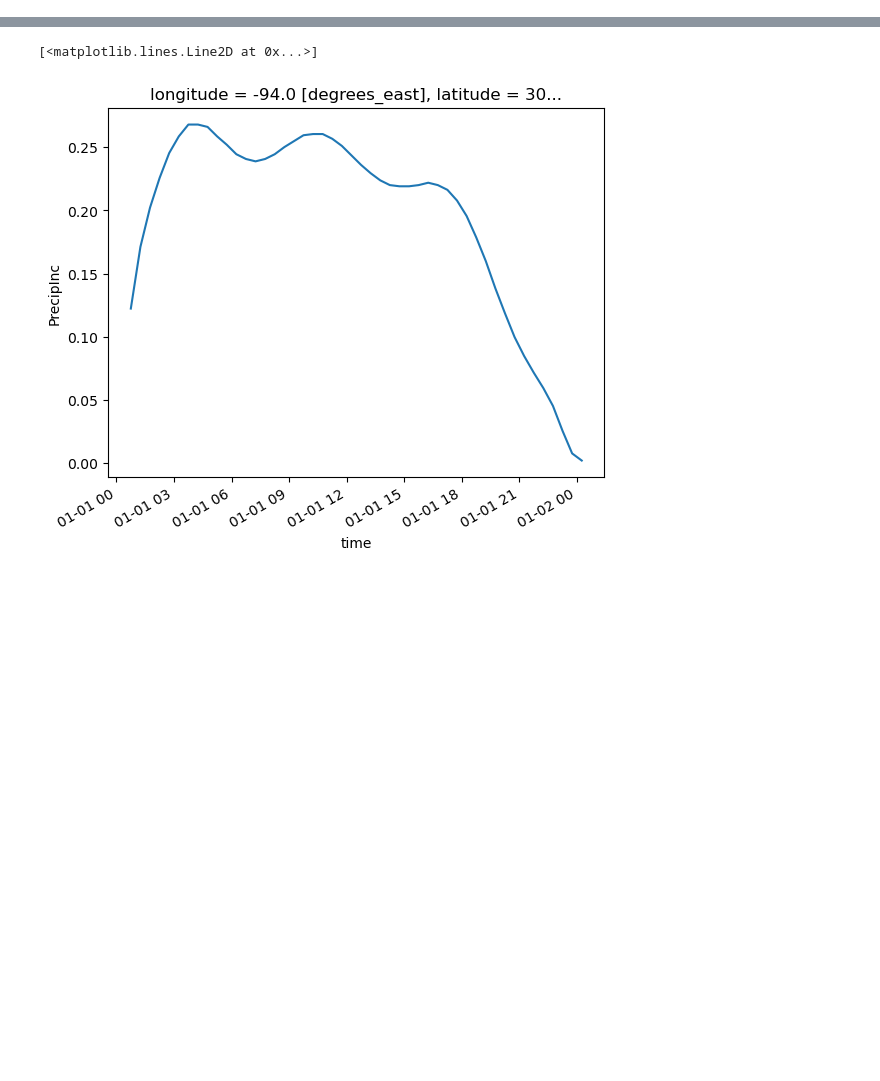
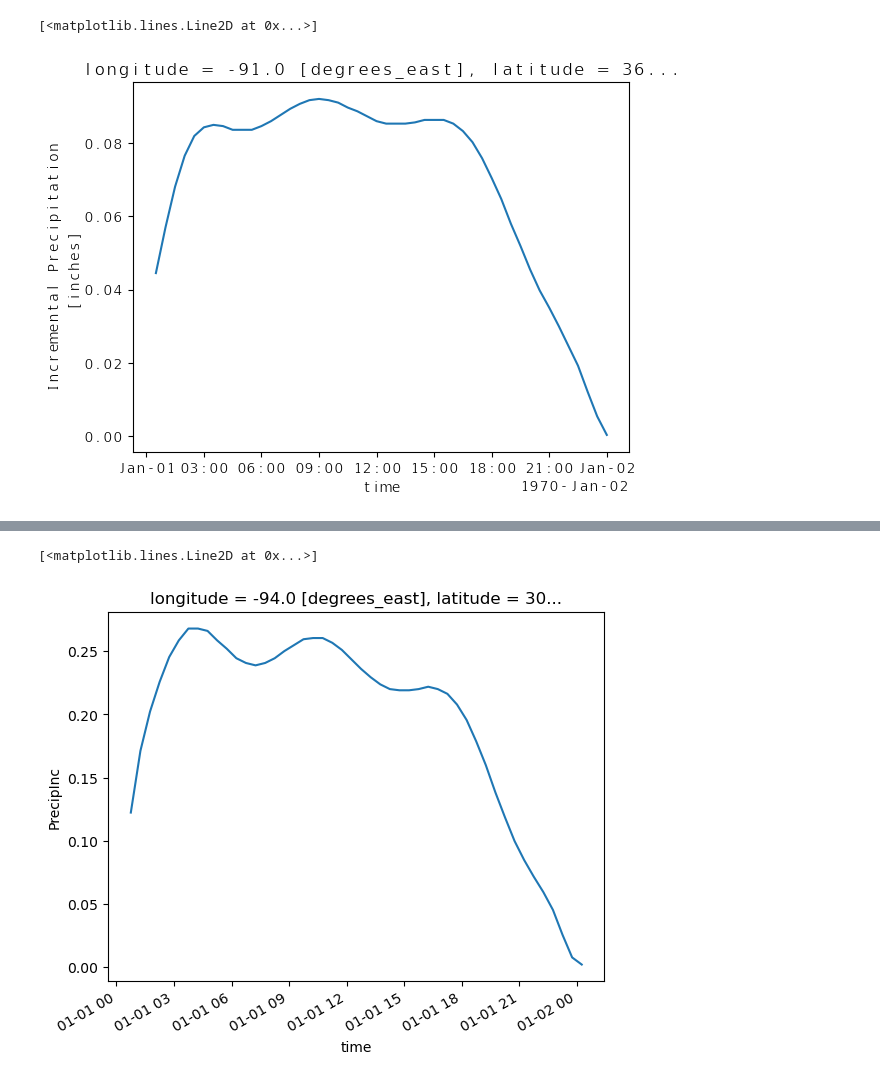
Before and after one commit to mylesmc123/Atlas14_temporal_distribution, a Jupyter notebook: qaqc.ipynb, the cells around one changed output, grey strips where cells are left out. Cells and saved outputs as stored; diff of their text form; code cells hidden in the pictures; blank space fills up the shorter version.

```diff
--- a/qaqc.ipynb
+++ b/qaqc.ipynb
@@ -5,0 +22,7 @@ ds.close()
+# %%
+# ds['Precip'].cumsum().plot()
+# ds['Precip'].sel(latitude=32, longitude=-90, method='nearest').cumsum().plot()
+ds['PrecipInc'].sel(latitude=36.2, longitude=-91, method='nearest').plot()
+# %% [output]
+[<matplotlib.lines.Line2D at 0x...>]
+[figure, added]
```
Also changed, not shown: parts of 8 cells of this notebook, 5 other files.
